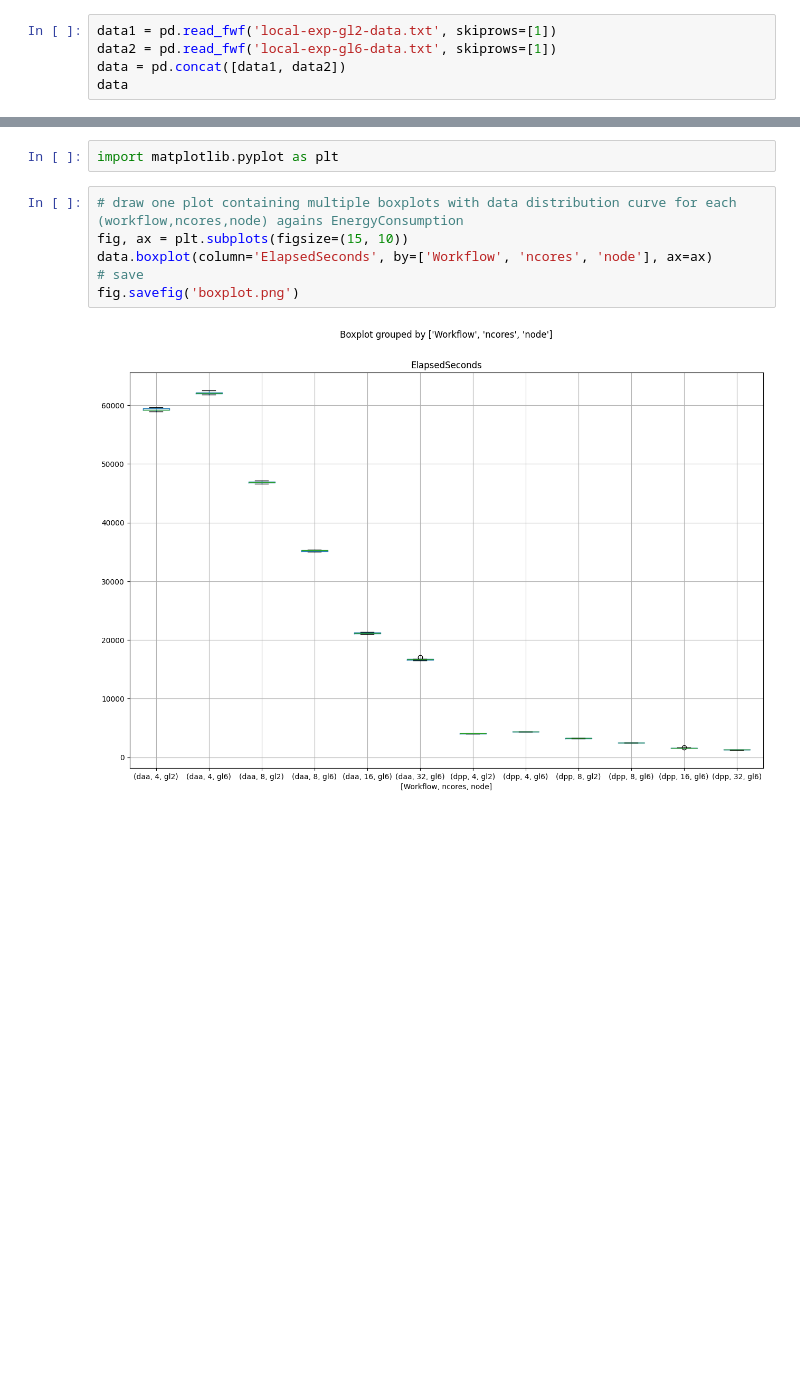
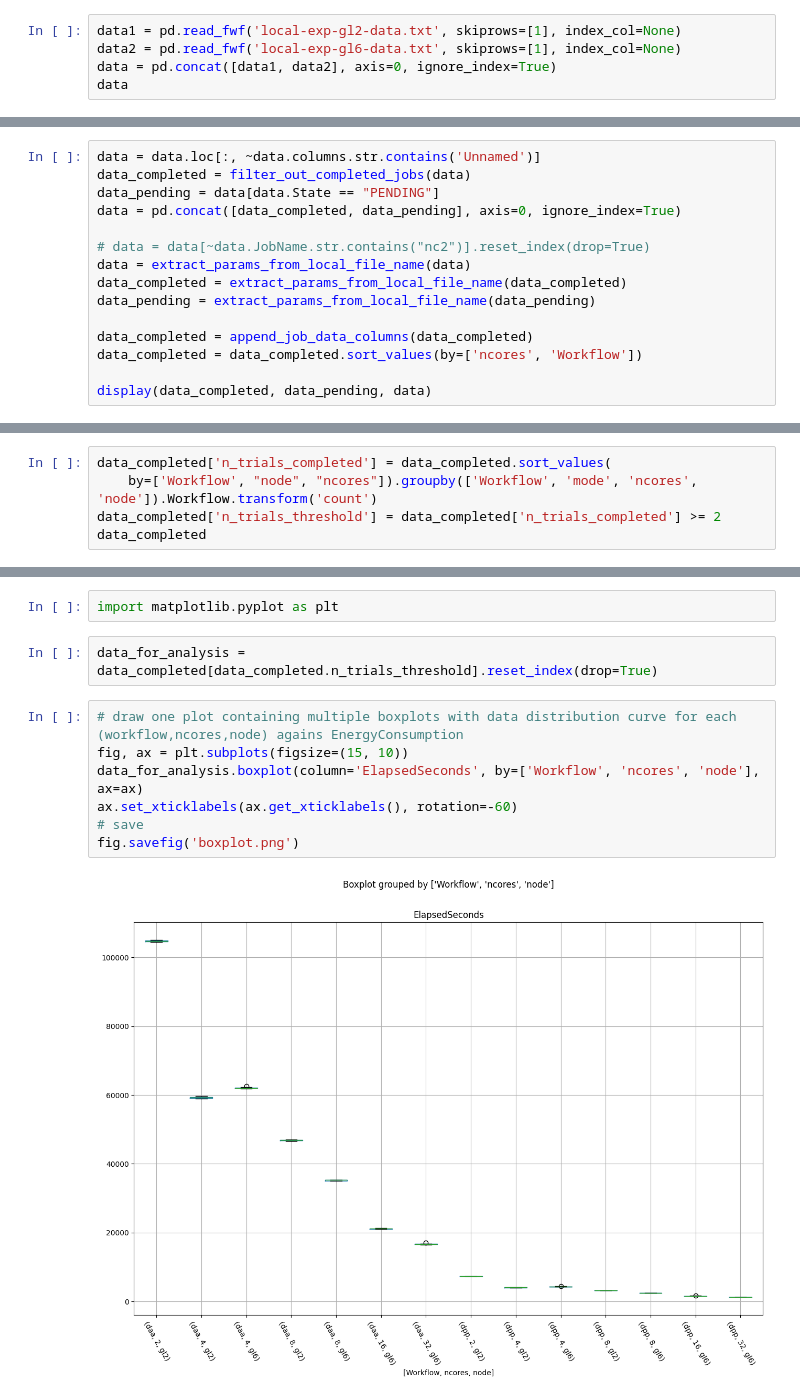
Before and after one commit to dmitrijs-voronovs/haddock-energy-consumption-optimization, a Jupyter notebook: data-analysis/parsing.ipynb, the cells around one changed output, grey strips where cells are left out. Drawn from its saved outputs; the diff is of its cells as text; blank space fills up the shorter version.

Commit message:
Update data parsing and extract falsy / pending runs. Update data

```diff
--- a/data-analysis/parsing.ipynb
+++ b/data-analysis/parsing.ipynb
@@ -4,7 +5,7 @@ import regex as re
 # %%
-data1 = pd.read_fwf('local-exp-gl2-data.txt', skiprows=[1])
-data2 = pd.read_fwf('local-exp-gl6-data.txt', skiprows=[1])
-data = pd.concat([data1, data2])
+data1 = pd.read_fwf('local-exp-gl2-data.txt', skiprows=[1], index_col=None)
+data2 = pd.read_fwf('local-exp-gl6-data.txt', skiprows=[1], index_col=None)
+data = pd.concat([data1, data2], axis=0, ignore_index=True)
 data
 # %% [output]
 |  | JobID | JobName | Cluster | NodeList | State | Start | End | ConsumedEnergy | AveRSS | AveDiskRead | ... |
@@ -88,0 +73,15 @@ See the caveats in the documentation: https://pandas.pydata.org/pandas-docs/stab
+# %%
+data = data.loc[:, ~data.columns.str.contains('Unnamed')]
+data_completed = filter_out_completed_jobs(data)
+data_pending = data[data.State == "PENDING"]
+data = pd.concat([data_completed, data_pending], axis=0, ignore_index=True)
+
+# data = data[~data.JobName.str.contains("nc2")].reset_index(drop=True)
+data = extract_params_from_local_file_name(data)
+data_completed = extract_params_from_local_file_name(data_completed)
+data_pending = extract_params_from_local_file_name(data_pending)
+
+data_completed = append_job_data_columns(data_completed)
+data_completed = data_completed.sort_values(by=['ncores', 'Workflow'])
+
+display(data_completed, data_pending, data)
@@ -129,0 +160,5 @@ data
+# %%
+data_completed['n_trials_completed'] = data_completed.sort_values(
+    by=['Workflow', "node", "ncores"]).groupby(['Workflow', 'mode', 'ncores', 'node']).Workflow.transform('count')
+data_completed['n_trials_threshold'] = data_completed['n_trials_completed'] >= 2
+data_completed
@@ -130,11 +179,14 @@ data
 # %%
 import matplotlib.pyplot as plt
+# %%
+data_for_analysis = data_completed[data_completed.n_trials_threshold].reset_index(drop=True)
 # %%
 # draw one plot containing multiple boxplots with data distribution curve for each (workflow,ncores,node) agains EnergyConsumption
 fig, ax = plt.subplots(figsize=(15, 10))
-data.boxplot(column='ElapsedSeconds', by=['Workflow', 'ncores', 'node'], ax=ax)
+data_for_analysis.boxplot(column='ElapsedSeconds', by=['Workflow', 'ncores', 'node'], ax=ax)
+ax.set_xticklabels(ax.get_xticklabels(), rotation=-60)
 # save
 fig.savefig('boxplot.png')
 # %% [output]
-[figure, old version]
+[figure, new version]
 # %%
```
Also changed, not shown: parts of 13 cells of this notebook, 9 other files.
